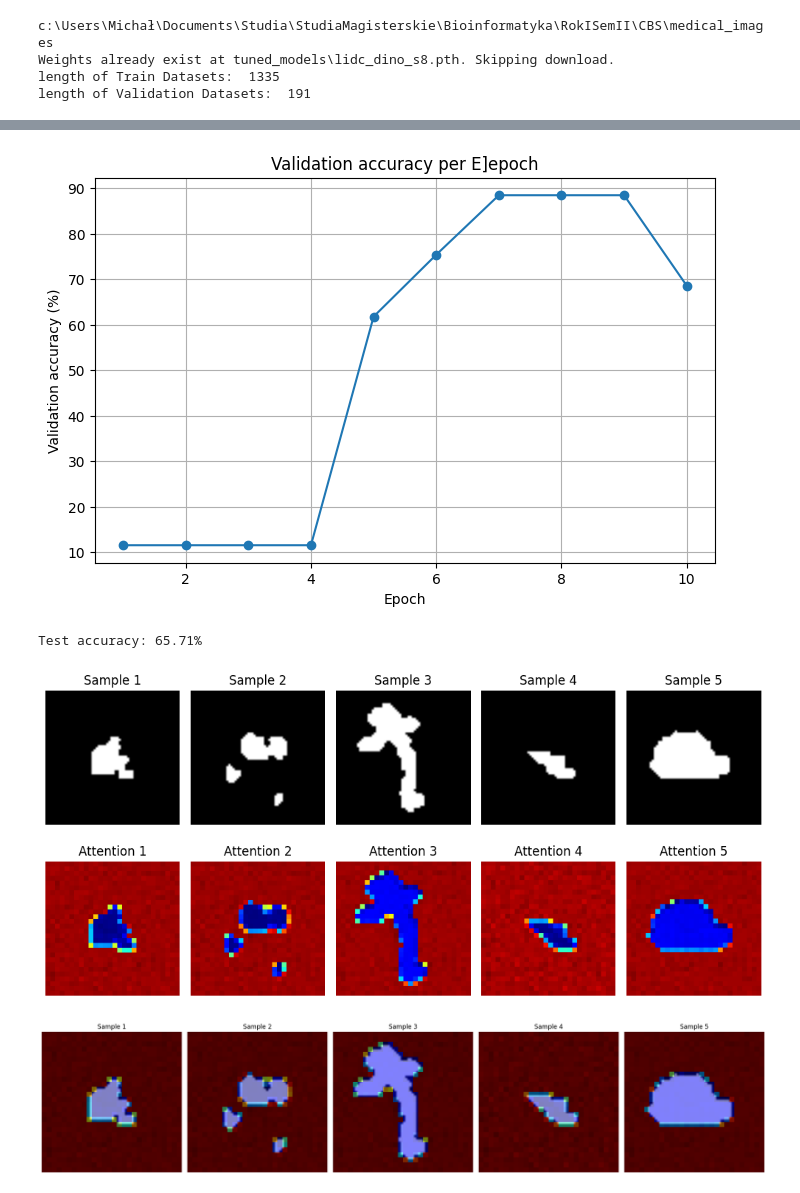
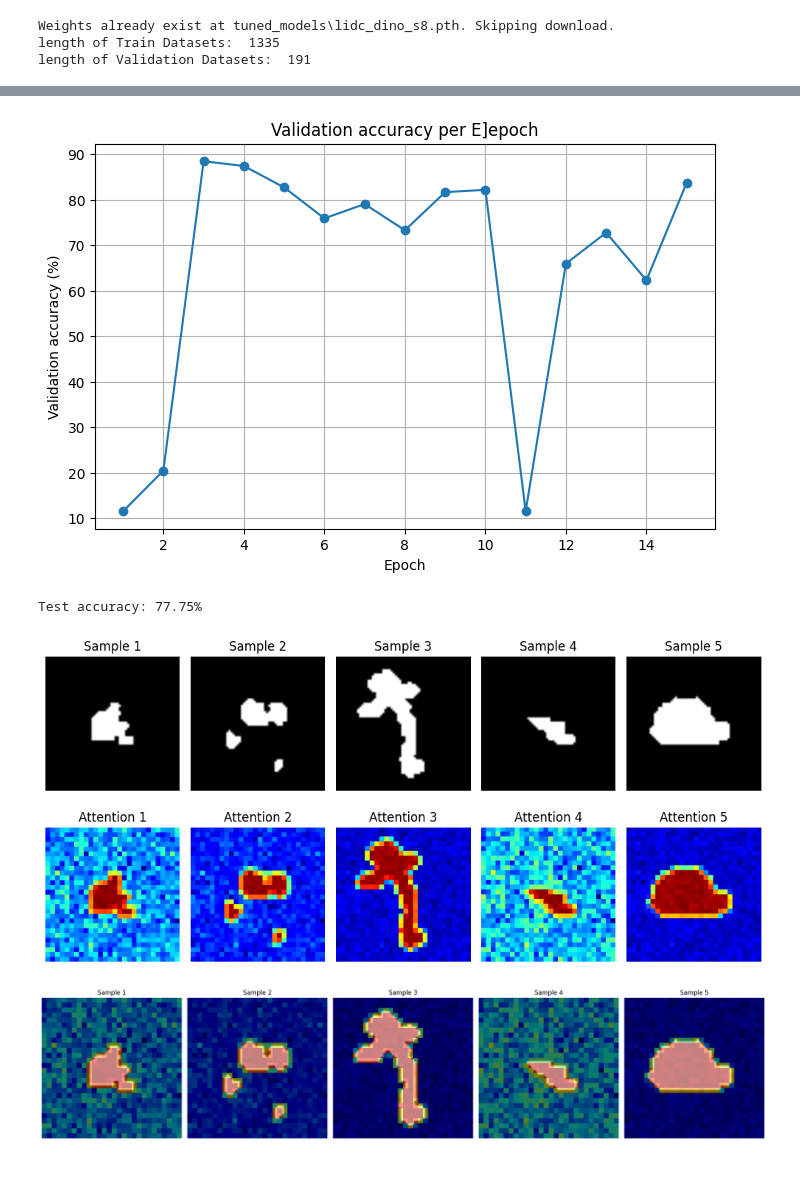
Before and after one commit to michalstanowski/cbs, a Jupyter notebook: medimages/stanowski_homework.ipynb, the cells around one changed output, grey strips where cells are left out. Saved outputs shown, nothing was run; the diff lists cells and outputs as text; code cells hidden in the pictures.

```diff
--- a/medimages/stanowski_homework.ipynb
+++ b/medimages/stanowski_homework.ipynb
@@ -14,6 +14,16 @@ import matplotlib.pyplot as plt
 import sys
 repo_root = os.path.abspath(os.path.join(os.getcwd(), ".."))
 sys.path.append(repo_root)
+
+def set_seed(seed=42):
+    random.seed(seed)
+    np.random.seed(seed)
+    torch.manual_seed(seed)
+    torch.cuda.manual_seed_all(seed)
+    torch.backends.cudnn.deterministic = True
+    torch.backends.cudnn.benchmark = False
+
+set_seed(1525)
 
 def take_middle_slice(inpt: np.ndarray):
     """
@@ -65,7 +75,6 @@ train_data = VesselMNIST3D(root=data_dir, split="train", size=64, transform=TRAN
 zero_indices = [i for i, (_, label) in enumerate(train_data) if label == 0]
 one_indices = [i for i, (_, label) in enumerate(train_data) if label == 1]
 
-random.seed(42)
 zero_indices_downsampled = random.sample(zero_indices, len(one_indices))
 
 balanced_indices = zero_indices_downsampled + one_indices
@@ -91,7 +100,6 @@ LOGIT2NAME = {
     1: "malignant",
 }
 # %% [output]
-c:\Users\Michał\Documents\Studia\StudiaMagisterskie\Bioinformatyka\RokISemII\CBS\medical_images
 Weights already exist at tuned_models\lidc_dino_s8.pth. Skipping download.
 length of Train Datasets:  1335
 length of Validation Datasets:  191
@@ -160,18 +168,10 @@ class FocalLoss(nn.Module):
         focal_loss = self.alpha * (1 - pt) ** self.gamma * BCE_loss
         return focal_loss.mean()
 # %%
-def set_seed(seed=42):
-    random.seed(seed)
-    np.random.seed(seed)
-    torch.manual_seed(seed)
-    torch.cuda.manual_seed_all(seed)
-    torch.backends.cudnn.deterministic = True
-    torch.backends.cudnn.benchmark = False
 
-set_seed(17)
 
 optimizer = torch.optim.Adam(MODEL.parameters(), lr=1e-4)
-num_epochs = 10
+num_epochs = 15
 
 all_labels = []
 for _, labels in train_loader:
@@ -275,5 +275,5 @@ Validation accuracy: 68.59%
-[figure, old version]
+[figure, new version]
-Test accuracy: 65.71%
+Test accuracy: 77.75%
 # %%
 #### When loading Obz, you may need to do:
 ## from obz.data_inspector.extractor import FirstOrderExtractor
@@ -331,7 +331,7 @@ for i in range(5):
 plt.tight_layout()
 plt.show()
 # %% [output]
-[figure, old version]
+[figure, new version]
 # %%
 fig, axes = plt.subplots(1, 5, figsize=(20, 5))
 
@@ -347,7 +347,7 @@ for i in range(5):
 plt.tight_layout()
 plt.show()
 # %% [output]
-[figure, old version]
+[figure, new version]
 # %%
 cdam_maps = cdam_tool.explain(samples, target_idx=[0]*len(samples))
 # %%
```
Also changed, not shown: parts of 3 cells of this notebook.
